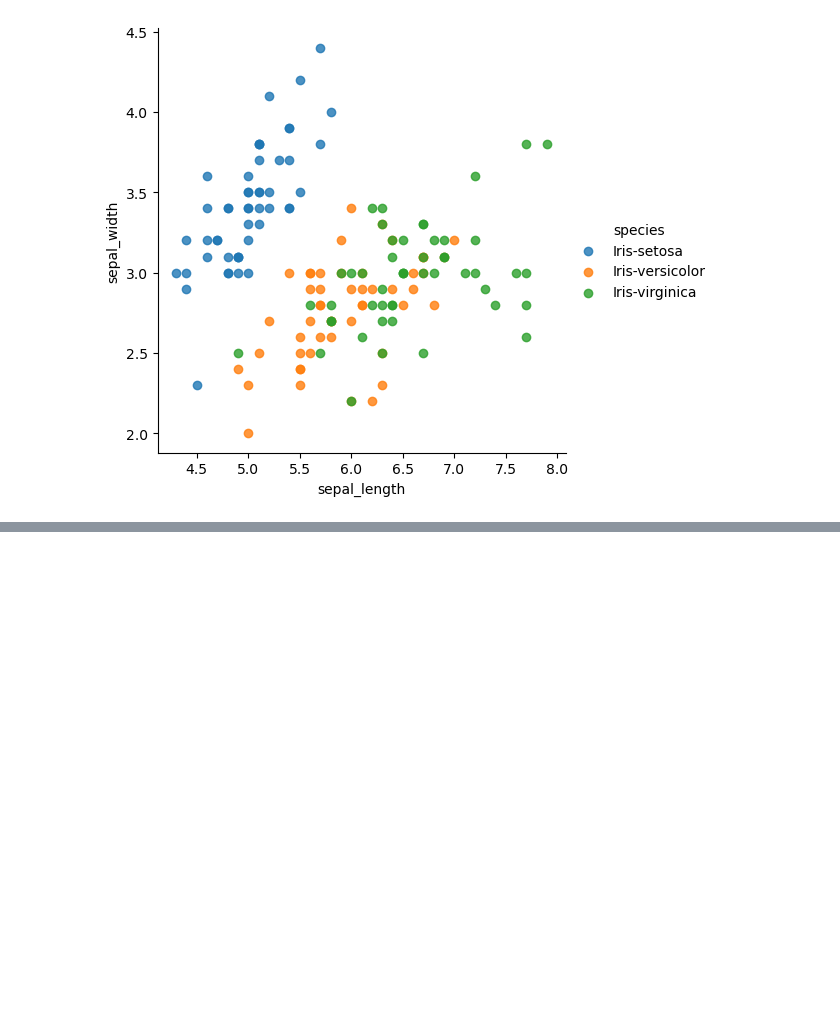
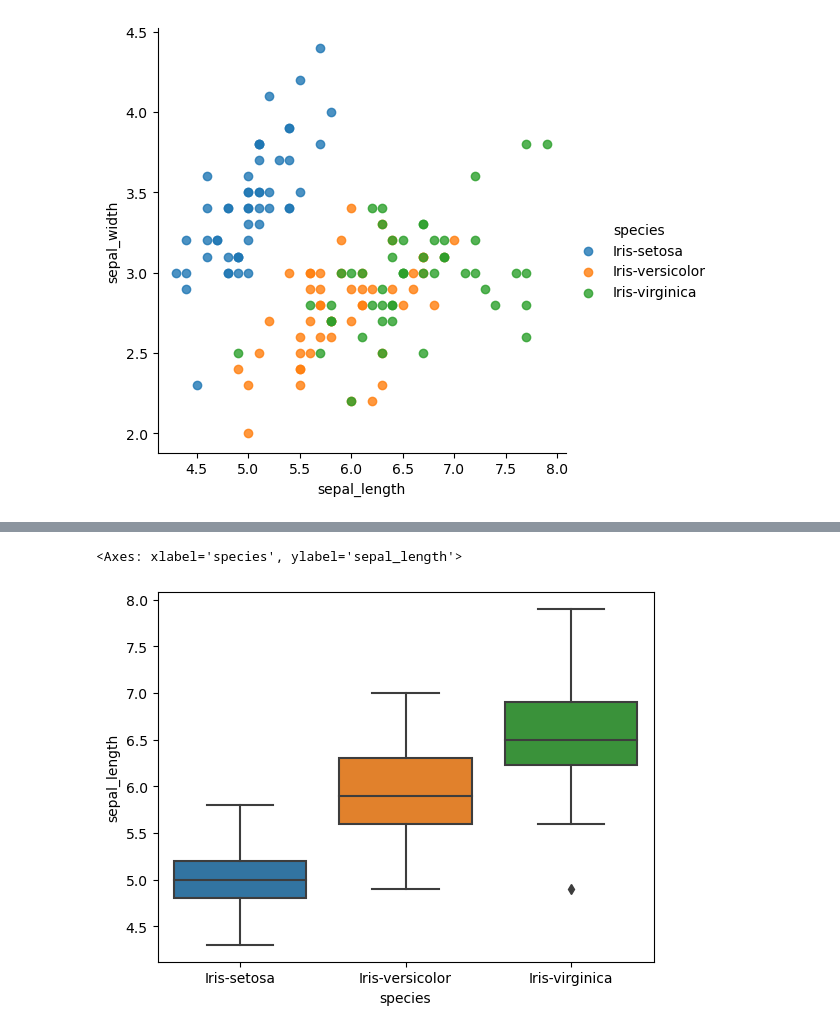
Before and after one commit to JpLimags/Classifier_Iris, a Jupyter notebook: classifier_iris.ipynb, the cells around one changed output, grey strips where cells are left out. Drawn from its saved outputs; the diff is of its cells as text; code cells hidden in the pictures; blank space fills up the shorter version.

```diff
--- a/classifier_iris.ipynb
+++ b/classifier_iris.ipynb
@@ -82,0 +128,5 @@ sns.lmplot(x="sepal_length", y="sepal_width", fit_reg=False, hue='species', data
+# %%
+sns.boxplot(x='species', y ='sepal_length', data=df)
+# %% [output]
+<Axes: xlabel='species', ylabel='sepal_length'>
+[figure, added]
```
Also changed, not shown: parts of 31 cells of this notebook.
